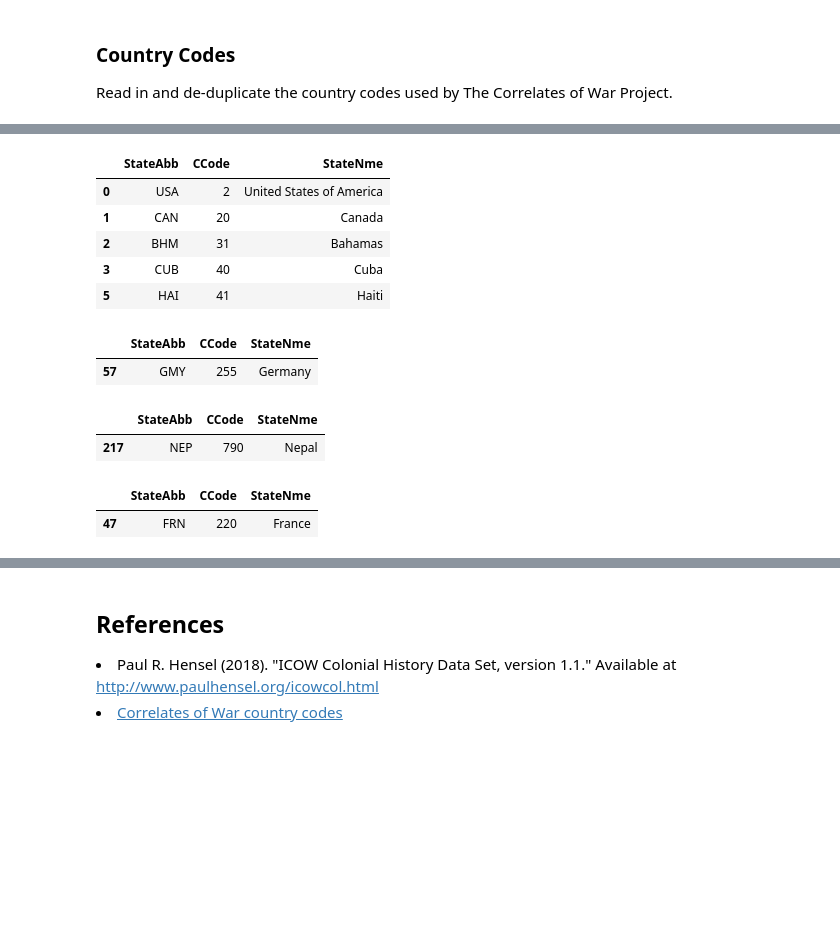
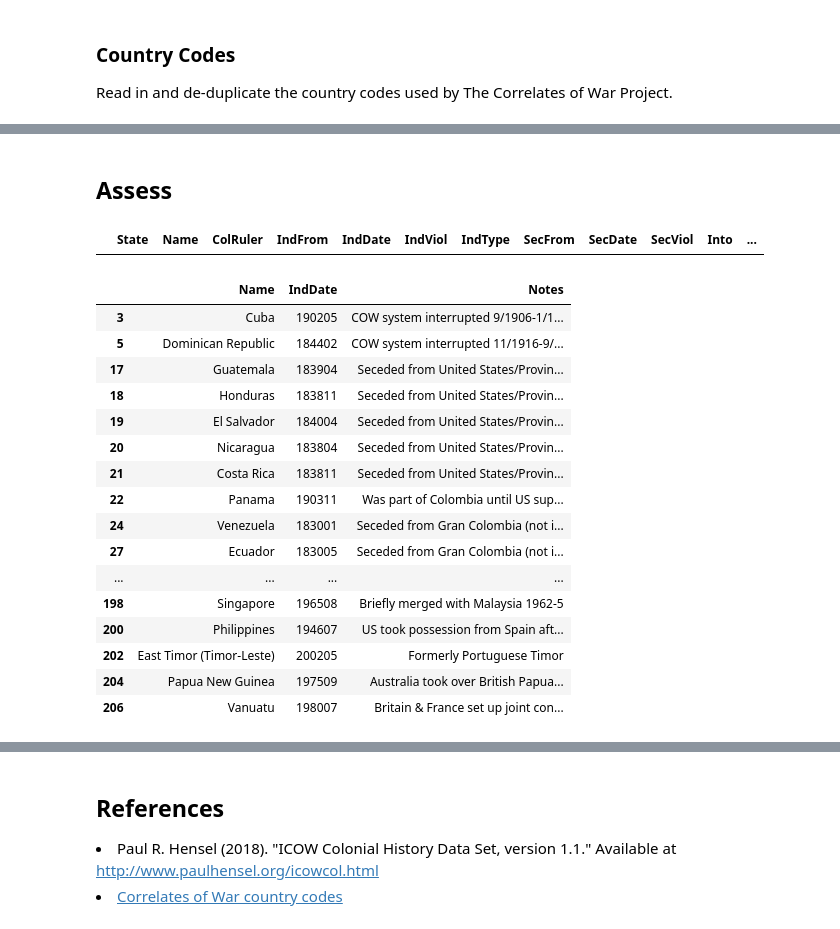
Before and after one commit to skustes/Former-Colonies, a Jupyter notebook: Former Colonies.ipynb, the cells around one changed output, grey strips where cells are left out. Saved outputs shown, nothing was run; the diff lists cells and outputs as text; code cells hidden in the pictures; blank space fills up the shorter version.

```diff
--- a/Former Colonies.ipynb
+++ b/Former Colonies.ipynb
@@ -75,24 +51,28 @@ print( country_codes.shape )
-# %%
-country_codes.head(5)
-# %% [output]
-|  | StateAbb | CCode | StateNme |
-| 0 | USA | 2 | United States of America |
-| 1 | CAN | 20 | Canada |
-| 2 | BHM | 31 | Bahamas |
-| 3 | CUB | 40 | Cuba |
-| 5 | HAI | 41 | Haiti |
-# %%
-country_codes[ country_codes['CCode'] == 255 ]
-# %% [output]
-|  | StateAbb | CCode | StateNme |
-| 57 | GMY | 255 | Germany |
-# %%
-country_codes[ country_codes['StateAbb'] == 'NEP' ]
-# %% [output]
-|  | StateAbb | CCode | StateNme |
-| 217 | NEP | 790 | Nepal |
-# %%
-country_codes[ country_codes['StateNme'] == 'France' ]
-# %% [output]
-|  | StateAbb | CCode | StateNme |
-| 47 | FRN | 220 | France |
+# %% [markdown]
+<a id='assess'></a>
+## Assess
+# %%
+icow.query( 'ColRuler < 0' )['ColRuler'].unique()
+# %% [output]
+|  | State | Name | ColRuler | IndFrom | IndDate | IndViol | IndType | SecFrom | SecDate | SecViol | Into | ... |
+# %%
+pd.set_option('display.max_colwidth', -1)
+icow.query( 'ColRuler != IndFrom' )[['Name','IndDate','Notes']]
+# %% [output]
+|  | Name | IndDate | Notes |
+| 3 | Cuba | 190205 | COW system interrupted 9/1906-1/1... |
+| 5 | Dominican Republic | 184402 | COW system interrupted 11/1916-9/... |
+| 17 | Guatemala | 183904 | Seceded from United States/Provin... |
+| 18 | Honduras | 183811 | Seceded from United States/Provin... |
+| 19 | El Salvador | 184004 | Seceded from United States/Provin... |
+| 20 | Nicaragua | 183804 | Seceded from United States/Provin... |
+| 21 | Costa Rica | 183811 | Seceded from United States/Provin... |
+| 22 | Panama | 190311 | Was part of Colombia until US sup... |
+| 24 | Venezuela | 183001 | Seceded from Gran Colombia (not i... |
+| 27 | Ecuador | 183005 | Seceded from Gran Colombia (not i... |
+| ... | ... | ... | ... |
+| 198 | Singapore | 196508 | Briefly merged with Malaysia 1962-5 |
+| 200 | Philippines | 194607 | US took possession from Spain aft... |
+| 202 | East Timor (Timor-Leste) | 200205 | Formerly Portuguese Timor |
+| 204 | Papua New Guinea | 197509 | Australia took over British Papua... |
+| 206 | Vanuatu | 198007 | Britain & France set up joint con... |
```
Also changed, not shown: parts of 7 cells of this notebook.
